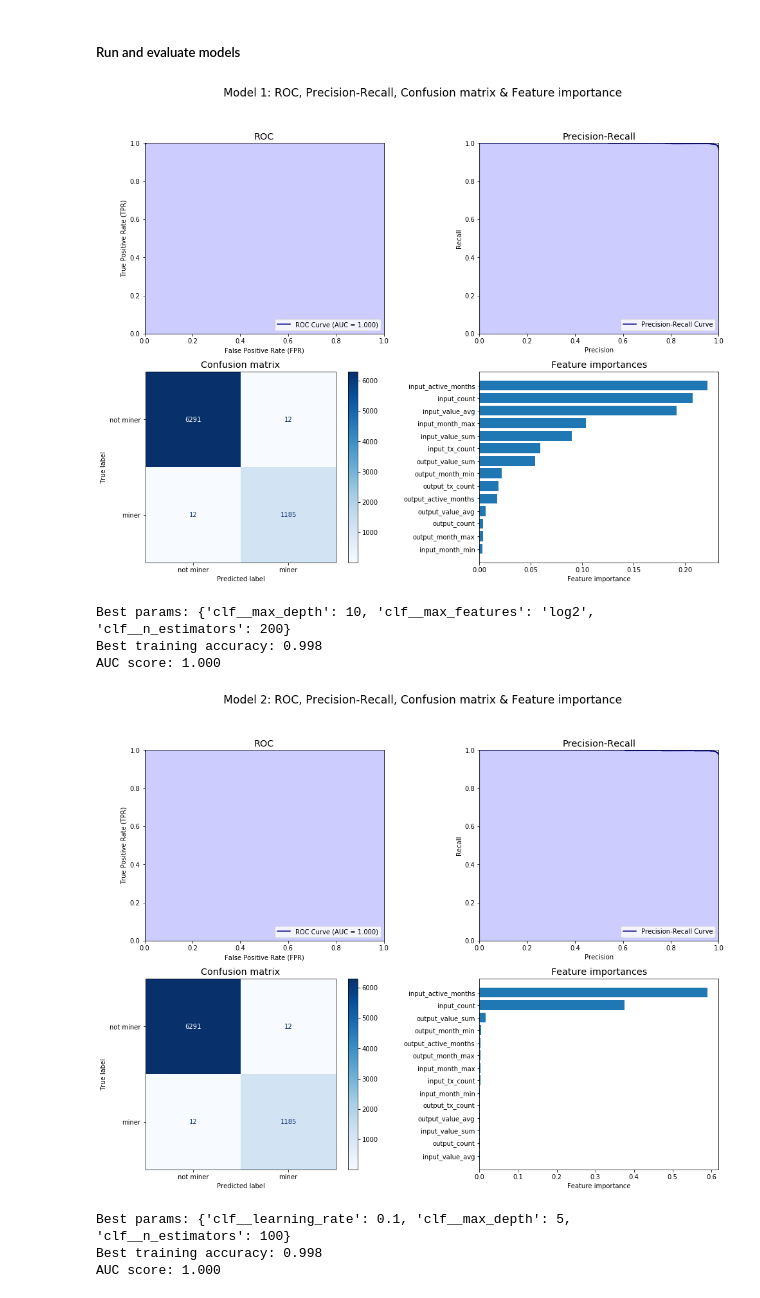
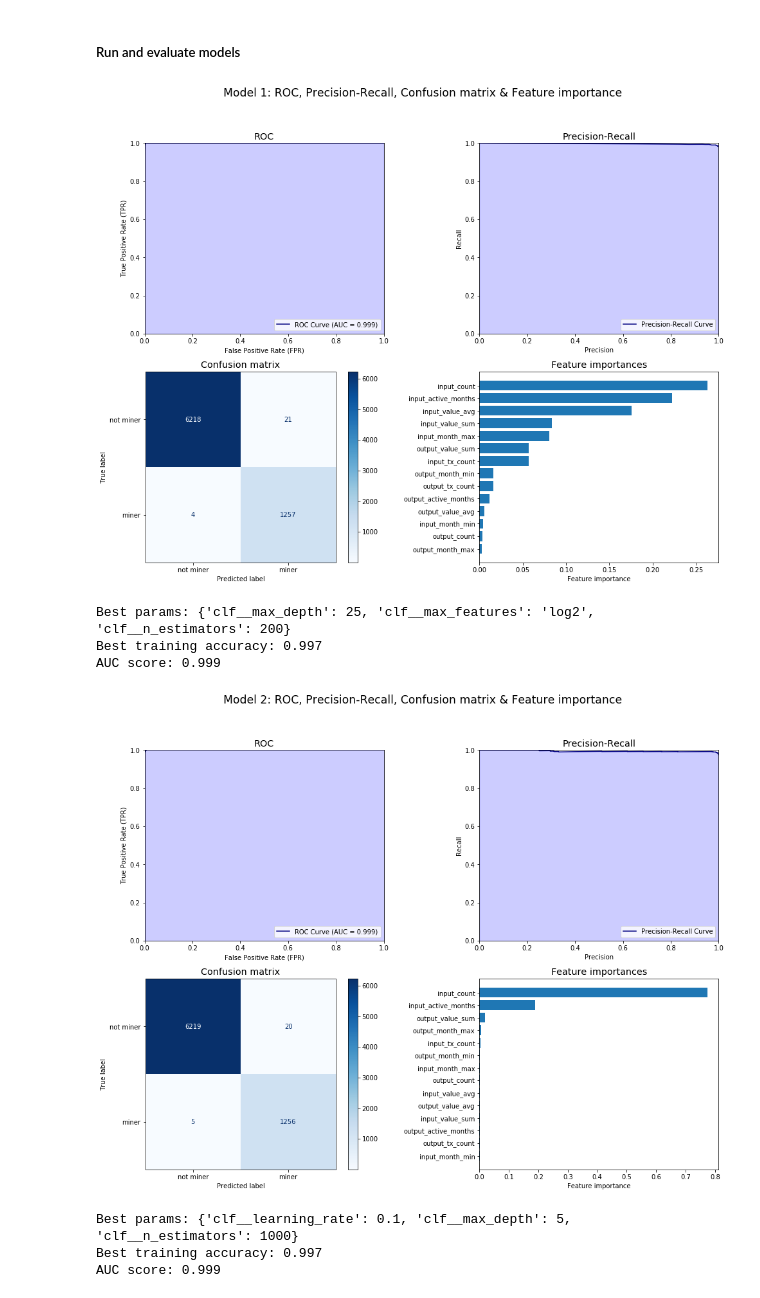
Before and after one commit to sbjorken/bitcoin_miner_prediction, a Jupyter notebook: bitcoin_miner_prediction.ipynb, the cells around one changed output. Cells and saved outputs as stored; diff of their text form; code cells hidden in the pictures.

```diff
--- a/bitcoin_miner_prediction.ipynb
+++ b/bitcoin_miner_prediction.ipynb
@@ -259,9 +291,9 @@ df[labels_timestamp] = (df[labels_timestamp].apply(pd.to_datetime)
                            - pd.Timestamp("1970-01-01")) // pd.Timedelta('1s')
 
 # Create list with remaining features (needed later for preprocessing step)
-labels_rest = features.drop(labels_value, axis=1).drop(labels_timestamp, axis=1).columns.tolist()
+labels_rest = df.drop(labels_value, axis=1).drop(labels_timestamp, axis=1).drop(['is_miner', 'address'], axis=1).columns.tolist()
 
-df.info()
+df.info(memory_usage='deep')
 # %% [output]
 <class 'pandas.core.frame.DataFrame'>
 RangeIndex: 30000 entries, 0 to 29999
@@ -396,6 +476,26 @@ def plot_prec_recall(ax, precision, recall):
     ax.set_ylim(0, 1)
 # %%
 def plot_cm(ax, gs, X_test, y_test):
+    """
+    Plot the confusion matrix.
+
+    Input:
+        Axes object, classifier instance (in this case the grid search)
+        and features & target values from the test (validation) set
+
+    Attributes:
+        ax : axes
+            An axes object to plot on
+        gs : classifier instance
+            Fitted classifier
+        X_test : array
+            Feature values from test set
+        y_test : array
+            Target values from test set
+
+    Output:
+        None
+    """
     class_labels = ['not miner', 'miner']
     plot_confusion_matrix(gs, X_test, y_test,
                               display_labels = class_labels,
@@ -405,6 +505,21 @@ def plot_cm(ax, gs, X_test, y_test):
     ax.set_title('Confusion matrix', fontsize='x-large')
 # %%
 def plot_feature_importances(ax, gs):
+    """
+    Plot feature importances.
+
+    Input:
+        Axes object and classifier instance (in this case the grid search)
+
+    Attributes:
+        ax : axes
+            An axes object to plot on
+        gs : classifier instance
+            Fitted classifier
+
+    Output:
+        None
+    """
     feature_importances = gs.best_estimator_.named_steps['clf'].feature_importances_
     indices = np.argsort(feature_importances)[::-1]
     feature_importances = feature_importances[indices]
@@ -421,37 +536,38 @@ def plot_feature_importances(ax, gs):
 # %%
 for i, gs in enumerate(grids):
     # Fit models
     gs.fit(X_train, y_train)
     y_prob = gs.predict_proba(X_test)[:,1] # predicted probabilities in interval [0,1]
     y_pred = gs.predict(X_test) # predicted actual values
 
     # Calculate scores
     auc_score = roc_auc_score(y_test, y_prob)
     fpr, tpr, _ = roc_curve(y_test, y_prob)
     precision, recall, thresholds = precision_recall_curve(y_test, y_prob)
 
     # Call plot functions
     fig, axes = plt.subplots(2, 2, figsize=(16,12))
-    plt.suptitle('Model {}: ROC, Precision-Recall, Confusion matrix & Feature importance'.format(i+1), fontsize='xx-large')
+    plt.suptitle('Model {}: ROC, Precision-Recall, Confusion matrix & Feature importance'.format(i+1),
+                 fontsize='xx-large')
     plt.subplots_adjust(wspace=0.4, hspace=0.2)
 
     plot_roc(axes[0, 0], fpr, tpr, auc_score) # ROC Curve
     plot_prec_recall(axes[0, 1], precision, recall) # Precision-Recall Curve
     plot_cm(axes[1, 0], gs, X_test, y_test) # Confusion Matrix
     plot_feature_importances(axes[1, 1], gs) # Feature Importances
 
     plt.show()
 
     # Print outputs
     print('Best params: %s' % gs.best_params_)
     print('Best training accuracy: %.3f' % gs.best_score_)
     print('AUC score: %.3f' % auc_score)
 # %% [output]
-[figure, old version]
+[figure, new version]
-Best params: {'clf__max_depth': 10, 'clf__max_features': 'log2', 'clf__n_estimators': 200}
-Best training accuracy: 0.998
-AUC score: 1.000
+Best params: {'clf__max_depth': 25, 'clf__max_features': 'log2', 'clf__n_estimators': 200}
+Best training accuracy: 0.997
+AUC score: 0.999
-[figure, old version]
+[figure, new version]
-Best params: {'clf__learning_rate': 0.1, 'clf__max_depth': 5, 'clf__n_estimators': 100}
-Best training accuracy: 0.998
-AUC score: 1.000
+Best params: {'clf__learning_rate': 0.1, 'clf__max_depth': 5, 'clf__n_estimators': 1000}
+Best training accuracy: 0.997
+AUC score: 0.999
```
Also changed, not shown: parts of 34 cells of this notebook.
